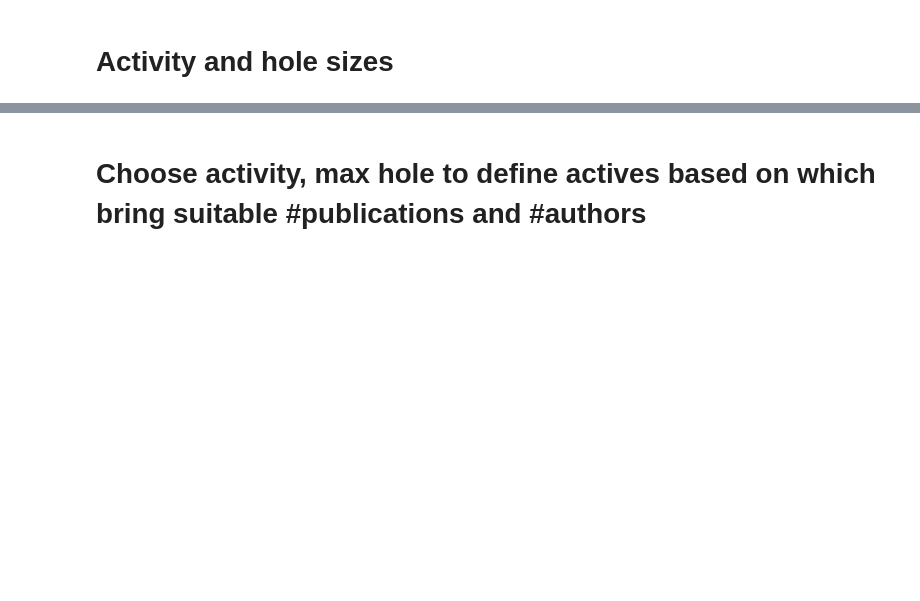
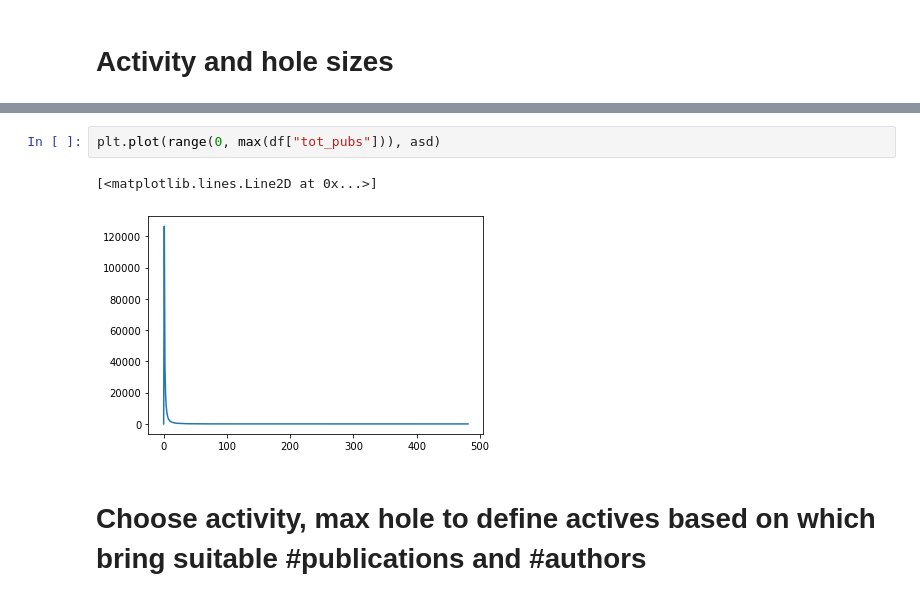
Before and after one commit to LeonardoSer/INRIA_Internship, a Jupyter notebook: 00_quick_references/tmp.ipynb, the cells around one changed output, grey strips where cells are left out. Cells and saved outputs as stored; diff of their text form; blank space fills up the shorter version.

```diff
--- a/00_quick_references/tmp.ipynb
+++ b/00_quick_references/tmp.ipynb
@@ -268,3 +338,8 @@ activity         #authors
+# %%
+plt.plot(range(0, max(df["tot_pubs"])), asd)
+# %% [output]
+[<matplotlib.lines.Line2D at 0x...>]
+[figure, added]
 # %% [markdown]
 # Choose activity, max hole to define actives based on which bring suitable #publications and #authors
 # %% [markdown]
```
Also changed, not shown: parts of 13 cells of this notebook, 6 other files.
